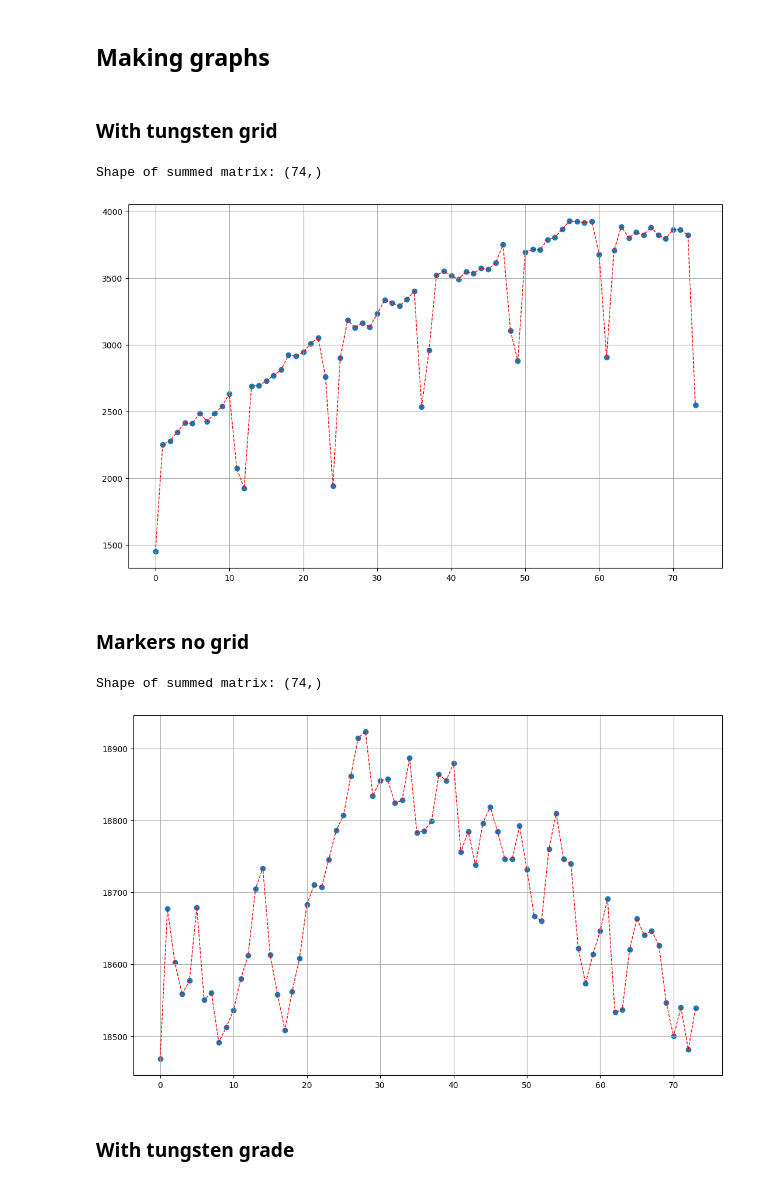
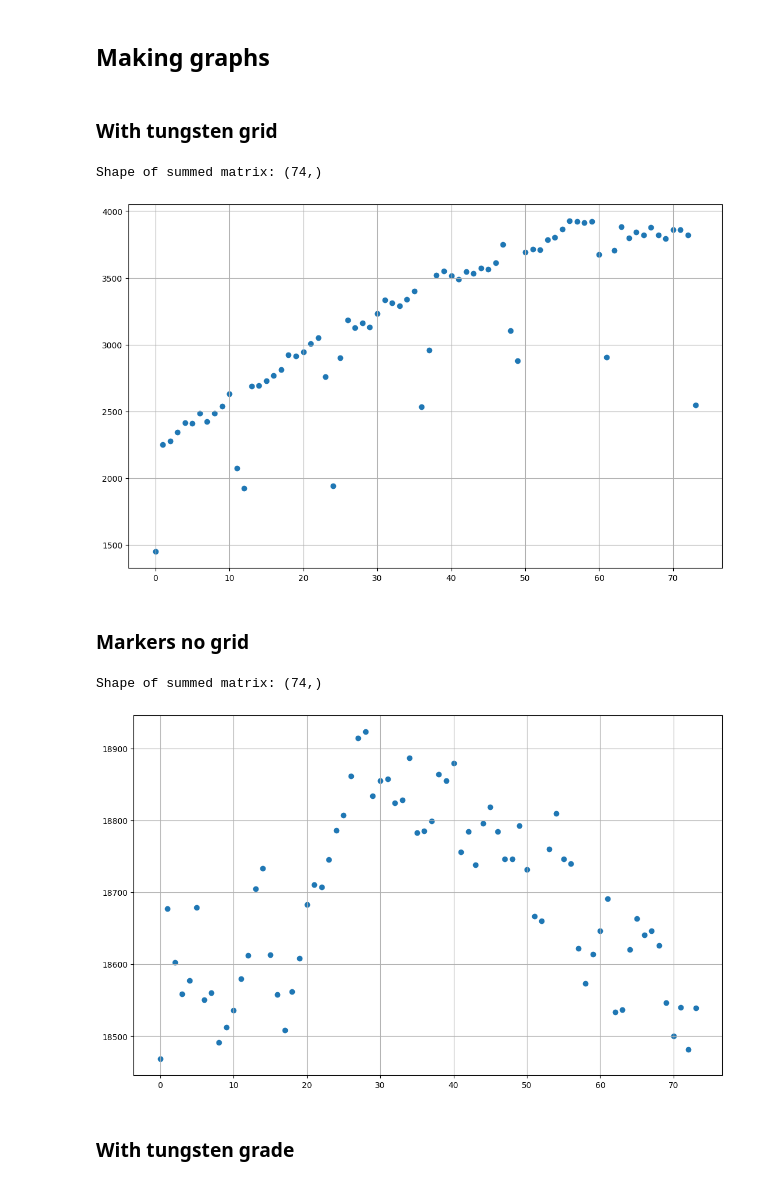
Before and after one commit to PrinceRichfather/tungsten_grate_analysis, a Jupyter notebook: analysis_nogrid.ipynb, the cells around one changed output. Drawn from its saved outputs; the diff is of its cells as text; code cells hidden in the pictures.

```diff
--- a/analysis_nogrid.ipynb
+++ b/analysis_nogrid.ipynb
@@ -117,7 +117,7 @@ x_grade_summed = np.arange(len(w_grade_summed))
 
 fig, ax = plt.subplots(figsize=(13, 8))
 ax.scatter(x_grade_summed, w_grade_summed)
-ax.plot(x_grade_summed, w_grade_summed, '--', lw=1, c='r')
+# ax.plot(x_grade_summed, w_grade_summed, '--', lw=1, c='r')
 printMD("### **With tungsten grid**")
 print("Shape of summed matrix:", w_grade_summed.shape)
 plt.grid()
@@ -125,28 +125,28 @@ plt.show()
 # %% [output]
 ### **With tungsten grid**
 Shape of summed matrix: (74,)
-[figure, old version]
+[figure, new version]
 # %%
 _axis = 0 # 0 - keeps x; 1 - keeps y
 w_markers_summed = w_markers.sum(axis=_axis)
 x_markers_summed = np.arange(len(w_markers_summed))
 
 fig, ax = plt.subplots(figsize=(13, 8))
 ax.scatter(x_markers_summed, w_markers_summed)
-ax.plot(x_markers_summed, w_markers_summed, '--', lw=1, c='r')
+# ax.plot(x_markers_summed, w_markers_summed, '--', lw=1, c='r')
 printMD("### **Markers no grid**")
 print("Shape of summed matrix:", w_markers_summed.shape)
 # ax.text(x=x_markers_summed.min(), y = w_markers_summed.max()-w_markers_summed.max()*0.01,
 # s="""It appears to be, that using WHOLE box for making such kind of graph is quite a bad idea
 # NOTHING is clear on this graph
 # Going to use a strip of data""",
 # fontsize=15, color='black', style='oblique')
 plt.grid()
 plt.show()
 # %% [output]
 ### **Markers no grid**
 Shape of summed matrix: (74,)
-[figure, old version]
+[figure, new version]
 # %%
 _axis = 0 # 0 - keeps x; 1 - keeps y
 # Coordinates                   Y   X
```
